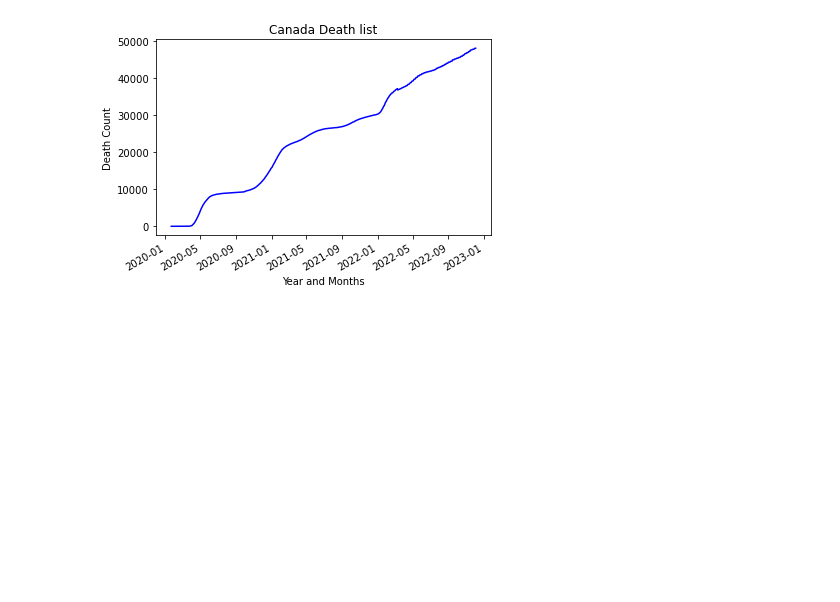
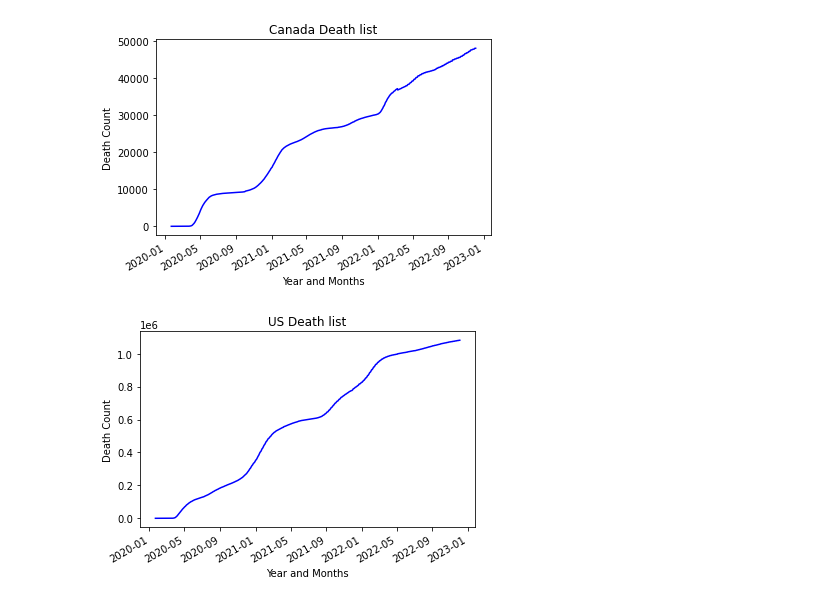
Before and after one commit to AIDA-Saskatchewan-polytechnic/FInal_Project-by-YAM-Group, a Jupyter notebook: FinalProject.ipynb, the cells around one changed output. Drawn from its saved outputs; the diff is of its cells as text; code cells hidden in the pictures; blank space fills up the shorter version.

Commit message:
US Death list Graph

```diff
--- a/FinalProject.ipynb
+++ b/FinalProject.ipynb
@@ -263,3 +263,15 @@ fig.autofmt_xdate()
 plt.show()
 # %% [output]
 [figure]
+# %%
+fig = plt.figure()
+plt.plot_date(final['date'],final['US_Death_Cases'],'b-')
+
+plt.title("US Death list")
+plt.xlabel("Year and Months")
+plt.ylabel("Death Count")
+
+fig.autofmt_xdate()
+plt.show()
+# %% [output]
+[figure, added]
```
